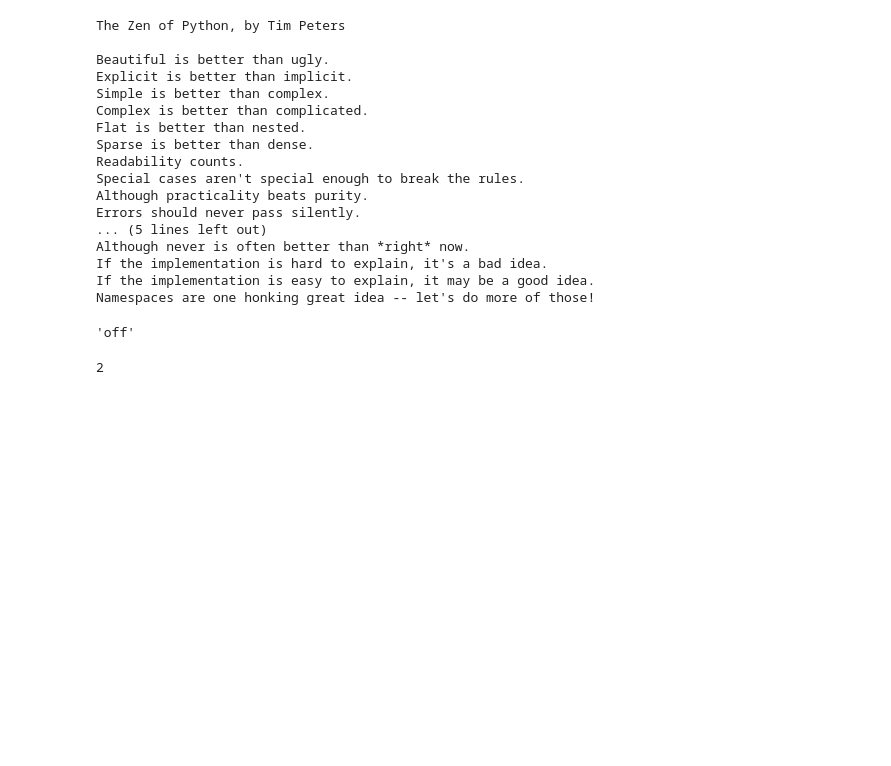
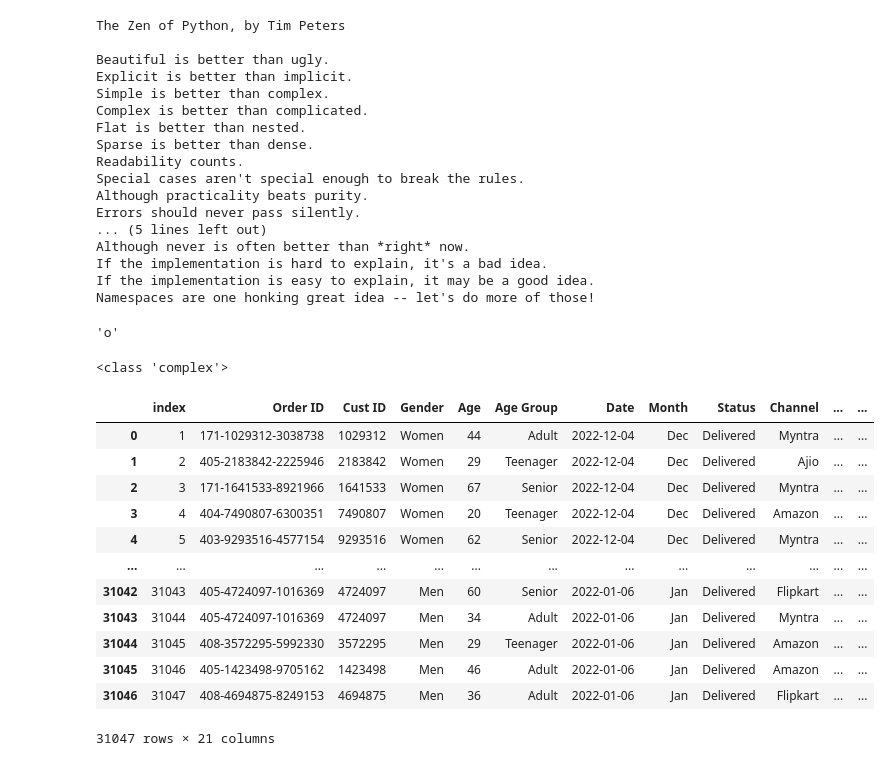
Before and after one commit to Avinash174/Data-Science-Class-WeekEnd, a Jupyter notebook: class/personal_practice/python_opencv.ipynb, the cells around one changed output. Saved outputs shown, nothing was run; the diff lists cells and outputs as text; code cells hidden in the pictures; blank space fills up the shorter version.

```diff
--- a/class/personal_practice/python_opencv.ipynb
+++ b/class/personal_practice/python_opencv.ipynb
@@ -20,11 +20,6 @@ If the implementation is easy to explain, it may be a good idea.
 Namespaces are one honking great idea -- let's do more of those!
 # %%
 status='off'
-status
+status[0]
 # %% [output]
-'off'
+'o'
-# %%
-import sys
-sys.getrefcount(a)
-# %% [output]
-2
@@ -30,0 +28,24 @@ sys.getrefcount(a)
+# %%
+print(type(a))
+# %% [output]
+<class 'complex'>
+# %%
+import pandas as pd
+import numpy as np
+import matplotlib.pyplot as plt
+df=pd.read_excel('/Users/avinashmagar/Documents/Code/class/personal_practice/Store Data.xlsx')
+df
+# %% [output]
+|  | index | Order ID | Cust ID | Gender | Age | Age Group | Date | Month | Status | Channel | ... | ... |
+| 0 | 1 | 171-1029312-3038738 | 1029312 | Women | 44 | Adult | 2022-12-04 | Dec | Delivered | Myntra | ... | ... |
+| 1 | 2 | 405-2183842-2225946 | 2183842 | Women | 29 | Teenager | 2022-12-04 | Dec | Delivered | Ajio | ... | ... |
+| 2 | 3 | 171-1641533-8921966 | 1641533 | Women | 67 | Senior | 2022-12-04 | Dec | Delivered | Myntra | ... | ... |
+| 3 | 4 | 404-7490807-6300351 | 7490807 | Women | 20 | Teenager | 2022-12-04 | Dec | Delivered | Amazon | ... | ... |
+| 4 | 5 | 403-9293516-4577154 | 9293516 | Women | 62 | Senior | 2022-12-04 | Dec | Delivered | Myntra | ... | ... |
+| ... | ... | ... | ... | ... | ... | ... | ... | ... | ... | ... | ... | ... |
+| 31042 | 31043 | 405-4724097-1016369 | 4724097 | Men | 60 | Senior | 2022-01-06 | Jan | Delivered | Flipkart | ... | ... |
+| 31043 | 31044 | 405-4724097-1016369 | 4724097 | Men | 34 | Adult | 2022-01-06 | Jan | Delivered | Myntra | ... | ... |
+| 31044 | 31045 | 408-3572295-5992330 | 3572295 | Men | 29 | Teenager | 2022-01-06 | Jan | Delivered | Amazon | ... | ... |
+| 31045 | 31046 | 405-1423498-9705162 | 1423498 | Men | 46 | Adult | 2022-01-06 | Jan | Delivered | Amazon | ... | ... |
+| 31046 | 31047 | 408-4694875-8249153 | 4694875 | Men | 36 | Adult | 2022-01-06 | Jan | Delivered | Flipkart | ... | ... |
+31047 rows × 21 columns
```
Also changed, not shown: parts of 6 cells of this notebook, 2 other files.
